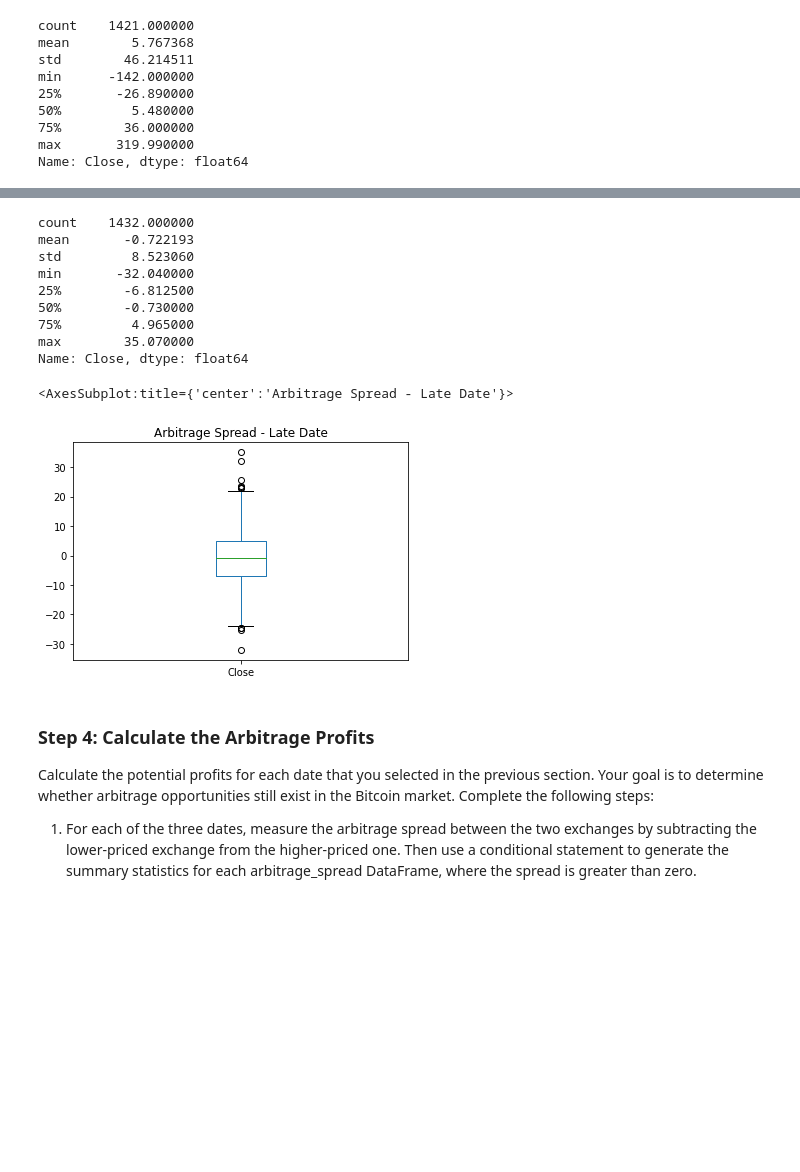
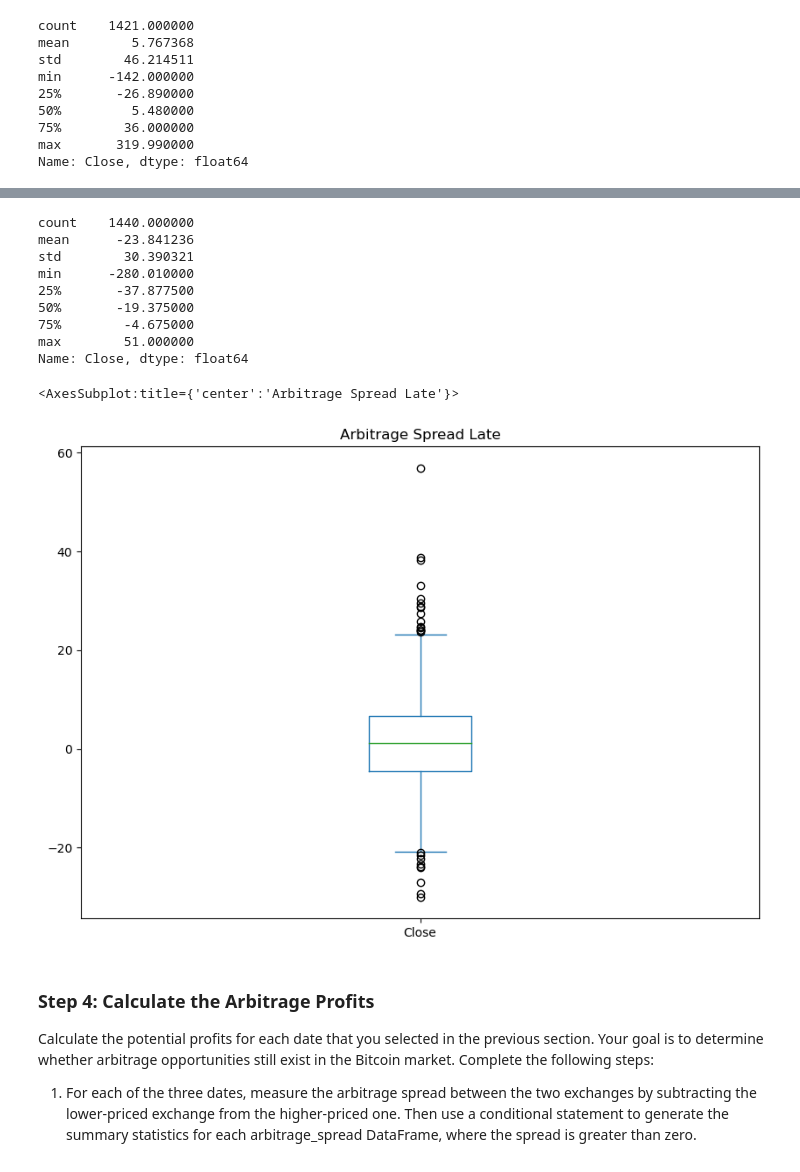
Before and after one commit to 12jasteiner/Module_3_Crypto_Arbitrage, a Jupyter notebook: crypto_arbitrage.ipynb, the cells around one changed output, grey strips where cells are left out. Cells and saved outputs as stored; diff of their text form; code cells hidden in the pictures; blank space fills up the shorter version.

```diff
--- a/crypto_arbitrage.ipynb
+++ b/crypto_arbitrage.ipynb
@@ -389,26 +390,25 @@ Name: Close, dtype: float64
 # %%
 # Using the date from the late that you have selected, calculate the arbitrage spread
 # by subtracting the bitstamp lower closing prices from the coinbase higher closing prices
-arbitrage_spread_late = # YOUR CODE HERE
-
+arbitrage_spread_late = coinbase_df["Close"].loc["2018-03-30"] - bitstamp_df["Close"].loc["2018-03-30"]
 # Generate summary statistics for the late DataFrame
-# YOUR CODE HERE
+arbitrage_spread_early.describe()
 # %% [output]
-count    1432.000000
-mean       -0.722193
-std         8.523060
-min       -32.040000
-25%        -6.812500
-50%        -0.730000
-75%         4.965000
-max        35.070000
+count    1440.000000
+mean      -23.841236
+std        30.390321
+min      -280.010000
+25%       -37.877500
+50%       -19.375000
+75%        -4.675000
+max        51.000000
 Name: Close, dtype: float64
 # %%
 # Visualize the arbitrage spread from late in the dataset in a box plot
-# YOUR CODE HERE
+arbitrage_spread_late.plot(kind = "box", title = "Arbitrage Spread Late", figsize = (10, 7))
 # %% [output]
-<AxesSubplot:title={'center':'Arbitrage Spread - Late Date'}>
+<AxesSubplot:title={'center':'Arbitrage Spread Late'}>
-[figure, old version]
+[figure, new version]
 # %% [markdown]
 ### Step 4: Calculate the Arbitrage Profits
 
```
Also changed, not shown: parts of 7 cells of this notebook.
